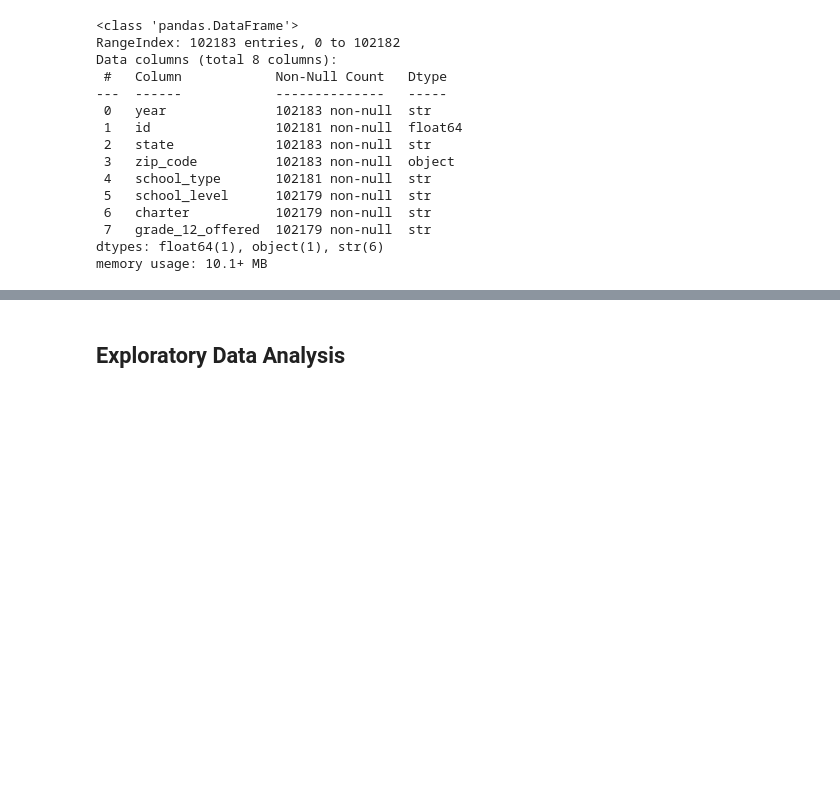
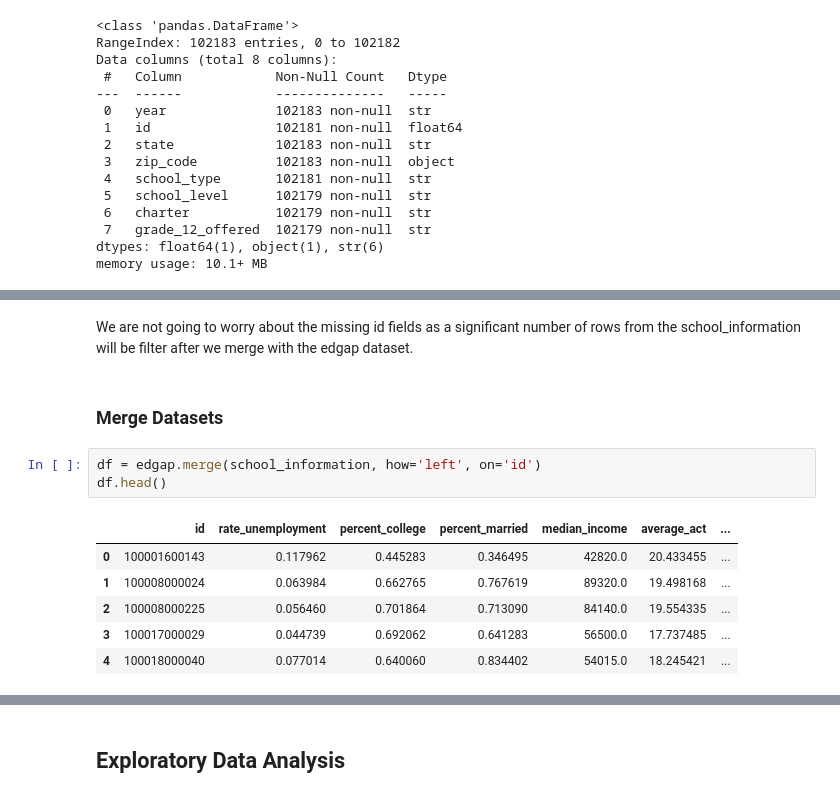
Before and after one commit to binay8/education, a Jupyter notebook: code/education.ipynb, the cells around one changed output, grey strips where cells are left out. Saved outputs shown, nothing was run; the diff lists cells and outputs as text; blank space fills up the shorter version.

```diff
--- a/code/education.ipynb
+++ b/code/education.ipynb
@@ -214,0 +282,14 @@ memory usage: 10.1+ MB
+# %% [markdown]
+We are not going to worry about the missing id fields as a significant number of rows from the school_information will be filter after we merge with the edgap dataset.
+# %% [markdown]
+### Merge Datasets
+# %%
+df = edgap.merge(school_information, how='left', on='id')
+df.head()
+# %% [output]
+|  | id | rate_unemployment | percent_college | percent_married | median_income | average_act | ... |
+| 0 | 100001600143 | 0.117962 | 0.445283 | 0.346495 | 42820.0 | 20.433455 | ... |
+| 1 | 100008000024 | 0.063984 | 0.662765 | 0.767619 | 89320.0 | 19.498168 | ... |
+| 2 | 100008000225 | 0.056460 | 0.701864 | 0.713090 | 84140.0 | 19.554335 | ... |
+| 3 | 100017000029 | 0.044739 | 0.692062 | 0.641283 | 56500.0 | 17.737485 | ... |
+| 4 | 100018000040 | 0.077014 | 0.640060 | 0.834402 | 54015.0 | 18.245421 | ... |
```
Also changed, not shown: parts of 38 cells of this notebook.
